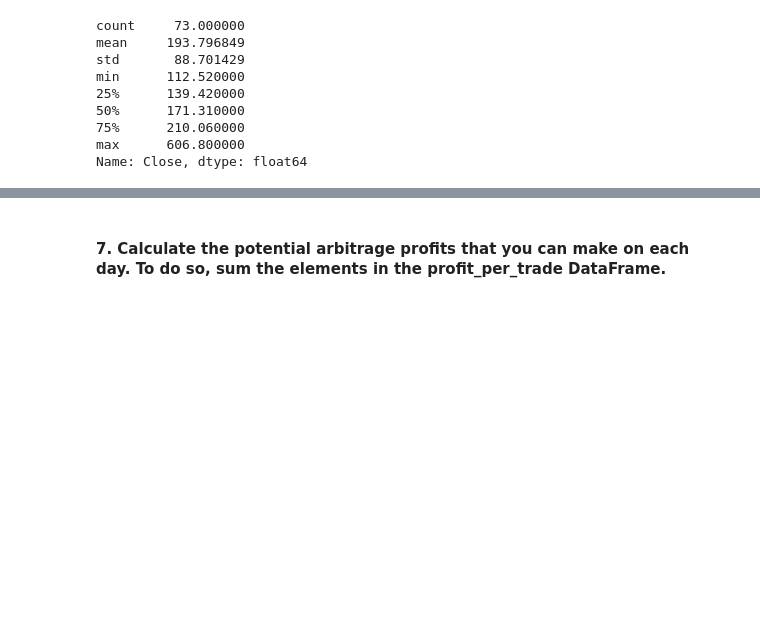
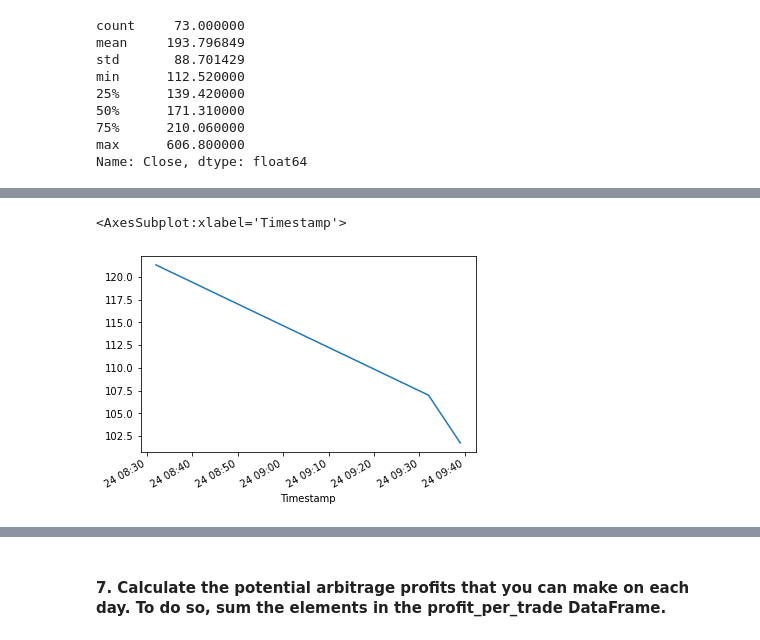
Before and after one commit to kian48/fintechchallenge3, a Jupyter notebook: Starter_Code-3/crypto_arbitrage.ipynb, the cells around one changed output, grey strips where cells are left out. Cells and saved outputs as stored; diff of their text form; code cells hidden in the pictures; blank space fills up the shorter version.

```diff
--- a/Starter_Code-3/crypto_arbitrage.ipynb
+++ b/Starter_Code-3/crypto_arbitrage.ipynb
@@ -505,3 +510,6 @@ min        0.010000
 75%       68.547500
 max      606.800000
 Name: Close, dtype: float64
+# %%
+positive_spread_middle = positive_spread_middle = arbitrage_spread_middle[arbitrage_spread_middle > 0]
+positive_spread_middle.describe(include="all")
@@ -524,0 +563,5 @@ Name: Close, dtype: float64
+# %%
+spread_return_middle = positive_spread_middle / bitstamp_sliced.loc["2018-02-24"]
+
+
+spread_return_middle
@@ -539,3 +614,8 @@ Timestamp
 2018-01-16 03:00:00    0.010675
 2018-01-16 03:06:00    0.019704
 Name: Close, dtype: float64
+# %%
+profitable_trades_middle = spread_return_middle[spread_return_middle > 0.01]
+profitable_trades_middle.count()
+
+profitable_trades_middle.head()
@@ -581,3 +688,11 @@ Timestamp
 2018-01-16 19:48:00    117.63
 2018-01-16 20:07:00    113.69
 Name: Close, Length: 73, dtype: float64
+# %%
+profit_middle = profitable_trades_middle * bitstamp_sliced.loc["2018-02-24"]
+
+# Drop any missing values from the profit DataFrame
+profit_per_trade_middle = profit_middle.dropna()
+
+# View the early profit DataFrame
+profit_per_trade_middle
@@ -604,0 +761,5 @@ Name: Close, dtype: float64
+# %%
+profit_per_trade_middle.plot()
+# %% [output]
+<AxesSubplot:xlabel='Timestamp'>
+[figure, added]
```
Also changed, not shown: parts of 31 cells of this notebook, 1 other file.
